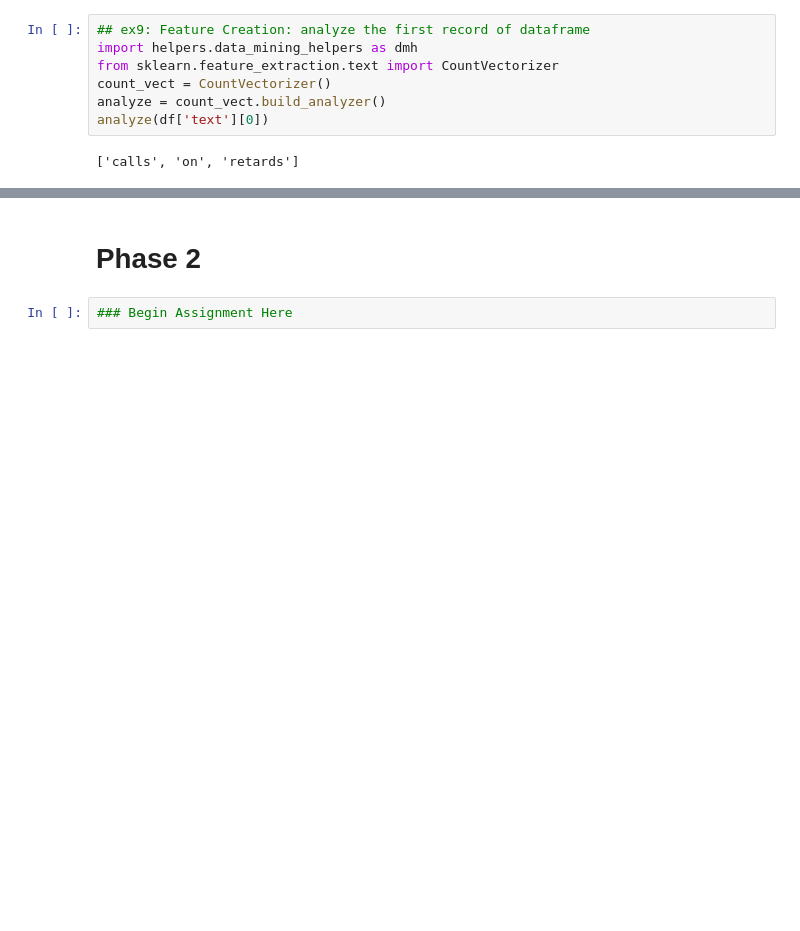
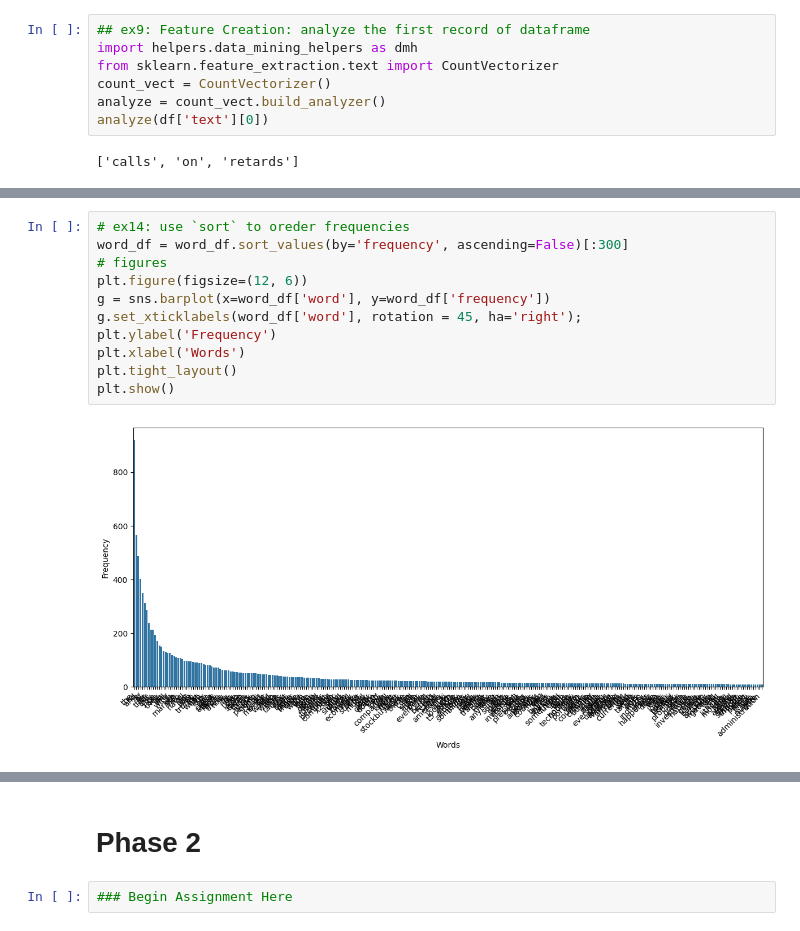
Before and after one commit to Ayukevin/DM2025-Lab1-Exercise, a Jupyter notebook: DM2025-Lab1-Homework.ipynb, the cells around one changed output, grey strips where cells are left out. Drawn from its saved outputs; the diff is of its cells as text; blank space fills up the shorter version.

```diff
--- a/DM2025-Lab1-Homework.ipynb
+++ b/DM2025-Lab1-Homework.ipynb
@@ -217,0 +263,13 @@ list(zip(words, counts))
+# %%
+# ex14: use `sort` to oreder frequencies
+word_df = word_df.sort_values(by='frequency', ascending=False)[:300]
+# figures
+plt.figure(figsize=(12, 6))
+g = sns.barplot(x=word_df['word'], y=word_df['frequency'])
+g.set_xticklabels(word_df['word'], rotation = 45, ha='right');
+plt.ylabel('Frequency')
+plt.xlabel('Words')
+plt.tight_layout()
+plt.show()
+# %% [output]
+[figure, added]
```
Also changed, not shown: parts of 6 cells of this notebook.
